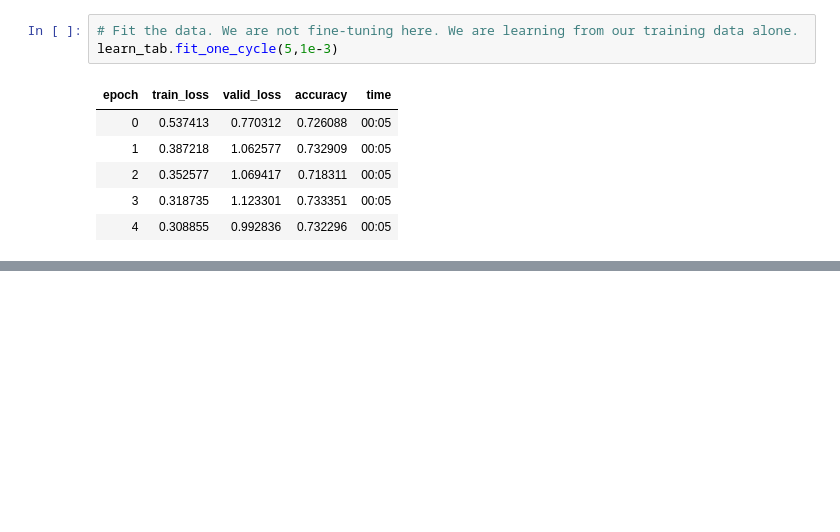
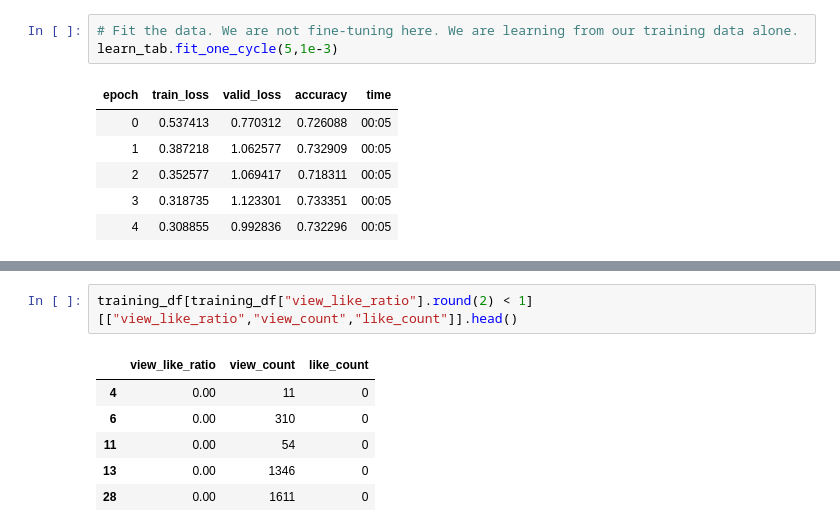
Before and after one commit to Jmete/youtube-dislikes, a Jupyter notebook: notebooks/model_training_tests.ipynb, the cells around one changed output, grey strips where cells are left out. Saved outputs shown, nothing was run; the diff lists cells and outputs as text; blank space fills up the shorter version.

```diff
--- a/notebooks/model_training_tests.ipynb
+++ b/notebooks/model_training_tests.ipynb
@@ -753,0 +804,9 @@ ModuleNotFoundError: No module named 'sklearn.utils.testing'
+# %%
+training_df[training_df["view_like_ratio"].round(2) < 1][["view_like_ratio","view_count","like_count"]].head()
+# %% [output]
+|  | view_like_ratio | view_count | like_count |
+| 4 | 0.00 | 11 | 0 |
+| 6 | 0.00 | 310 | 0 |
+| 11 | 0.00 | 54 | 0 |
+| 13 | 0.00 | 1346 | 0 |
+| 28 | 0.00 | 1611 | 0 |
```
Also changed, not shown: parts of 67 cells of this notebook, 2 other files.
